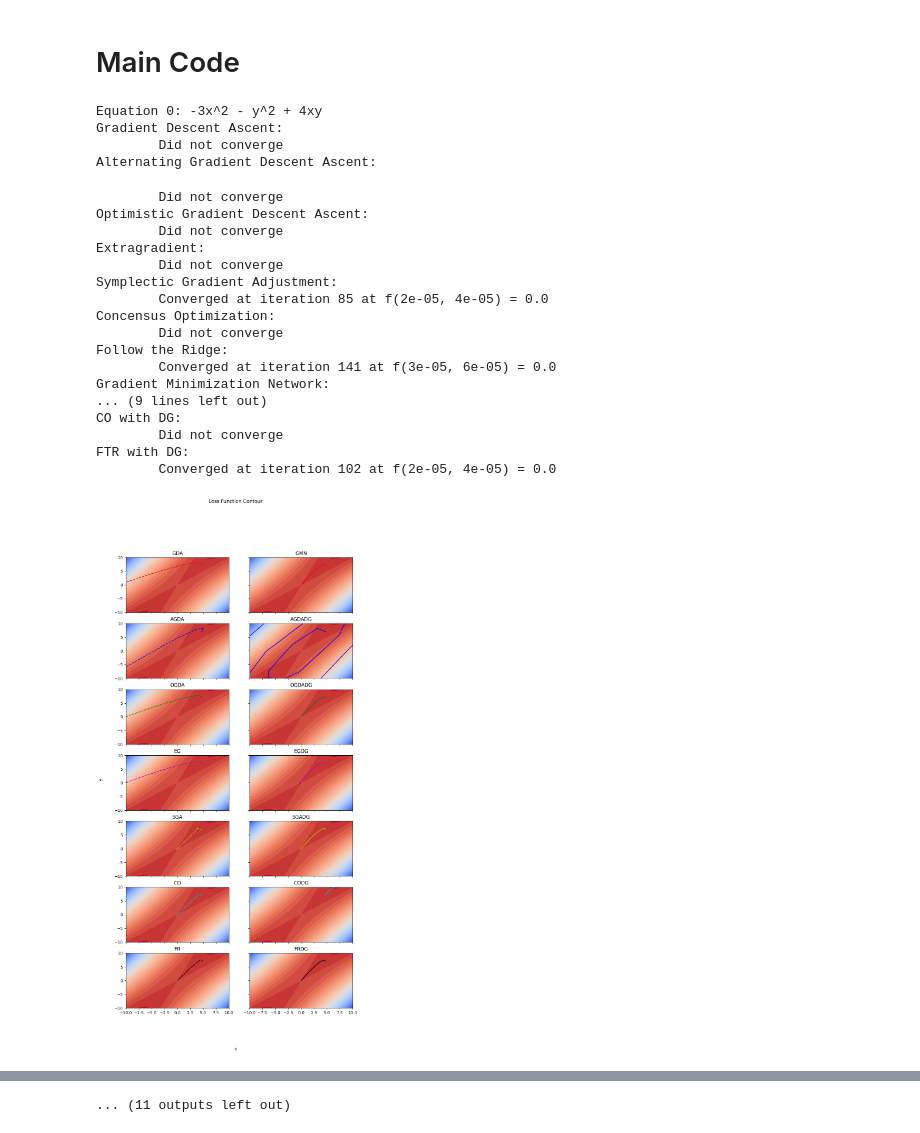
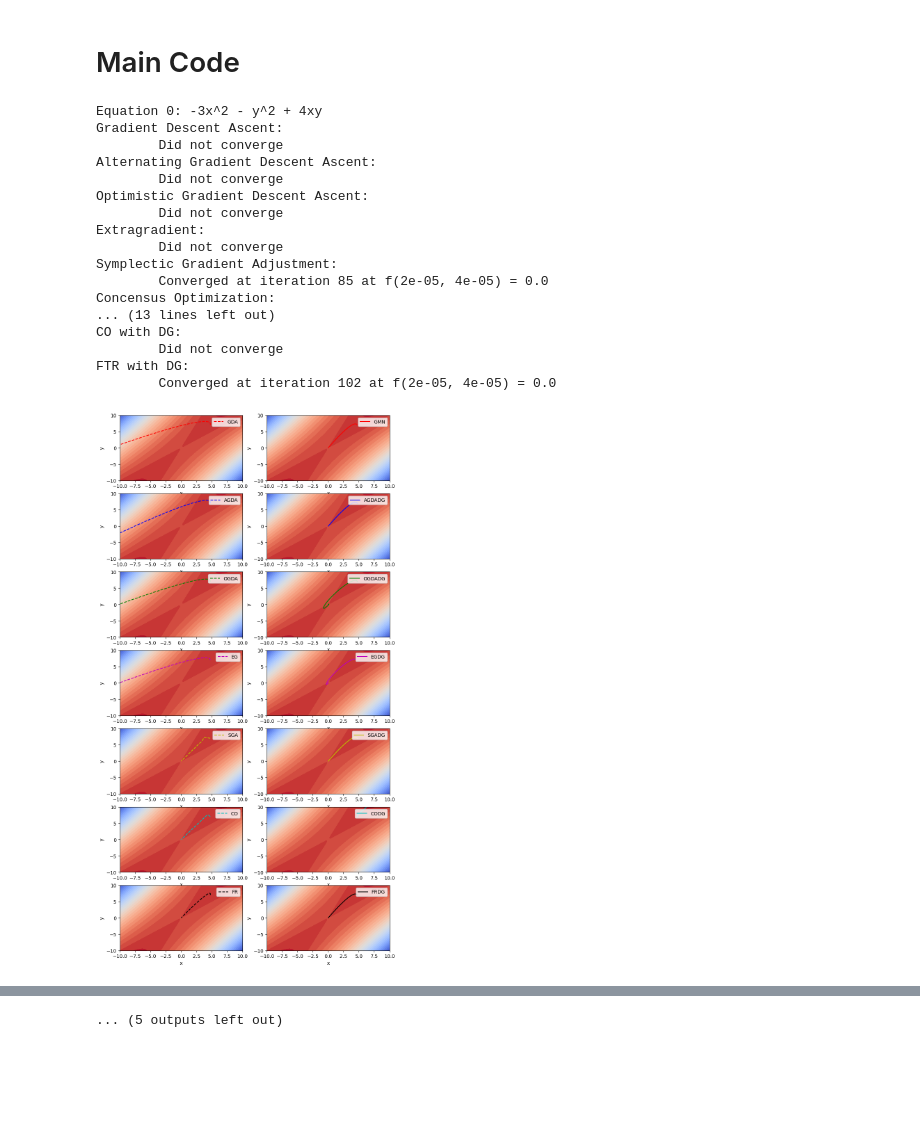
Before and after one commit to 54nd339/ML_DA, a Jupyter notebook: GAN/GAN.ipynb, the cells around one changed output, grey strips where cells are left out. Saved outputs shown, nothing was run; the diff lists cells and outputs as text; code cells hidden in the pictures; blank space fills up the shorter version.

```diff
--- a/GAN/GAN.ipynb
+++ b/GAN/GAN.ipynb
@@ -459,18 +416,16 @@ def plot_paths(vals, equation, xlims, ylims):
     #     ax.plot(val[:,0], val[:,1], path.pop(), label=i[0].upper())
 
     fig, axs = plt.subplots(7, 2, figsize=(10, 20))
-    fig.suptitle('Loss Function Contour')
+    # fig.suptitle('Loss Function Contour')
     for i in range(len(vals)):
         val = np.asarray(vals[i][1])
         axs[i%7, i//7].contourf(X, Y, Z, 30, cmap=cm.coolwarm)
         axs[i%7, i//7].plot(val[:,0], val[:,1], path.pop(), label=vals[i][0].upper())
-        axs[i%7, i//7].set_title(vals[i][0].upper())
+        # axs[i%7, i//7].set_title(vals[i][0].upper())
         axs[i%7, i//7].set(xlim=xlims, ylim=ylims)
-        axs[i%7, i//7].label_outer()
-
-    # Set common labels
-    fig.text(0.5, 0.04, 'x', ha='center', va='center')
-    fig.text(0.04, 0.5, 'y', ha='center', va='center', rotation='vertical')
+        axs[i%7, i//7].set_xlabel('x')
+        axs[i%7, i//7].set_ylabel('y')
+        axs[i%7, i//7].legend(loc='upper right')
 
     plt.show()
 # %% [markdown]
@@ -487,14 +442,16 @@ def plot_loss(vals, lims):
 
     path = ['k', 'c', 'y', 'm', 'g', 'b', 'r', 'k--', 'c--', 'y--', 'm--', 'g--', 'b--', 'r--']
     fig, axs = plt.subplots(7, 2, figsize=(10, 20))
-    fig.suptitle('Loss vs Iteration')
+    # fig.suptitle('Loss vs Iteration')
     for i in range(len(vals)):
         val = np.asarray(vals[i][1])
         color = path.pop()
         axs[i%7, i//7].plot(val[:,2], color, label=vals[i][0].upper())
-        axs[i%7, i//7].set_title(vals[i][0].upper())
+        # axs[i%7, i//7].set_title(vals[i][0].upper())
         axs[i%7, i//7].set(ylim=lims)
-        axs[i%7, i//7].label_outer()
+        axs[i%7, i//7].set_xlabel('Iteration')
+        axs[i%7, i//7].set_ylabel('Loss')
+        axs[i%7, i//7].legend(loc='upper right')
 
         # Set marker at convergence
         if len(vals[i]) == 3:
@@ -502,10 +459,6 @@ def plot_loss(vals, lims):
             axs[i%7, i//7].plot(vals[i][2], val[vals[i][2]][2], marker)
             axs[i%7, i//7].text(vals[i][2], val[vals[i][2]][2], f'({vals[i][2]+1}, {round(val[vals[i][2]][2], 5)})', fontsize=8)
 
-    # Set common labels
-    fig.text(0.5, 0.04, 'Iteration', ha='center', va='center')
-    fig.text(0.04, 0.5, 'Loss', ha='center', va='center', rotation='vertical')
-
     plt.show()
 # %% [markdown]
 # Plot the 3D surface
@@ -553,16 +506,16 @@ def plot_3d(vals, equation, xlims, ylims, zlims):
 # %%
 import pandas as pd
 def derive_table(vals, equation):
-    # Colums : Algorithm, iteration, convergence point, loss at convergence point
-    # iteration, convergence point, loss at convergence point have subcolumns for with and without DG
-
-    df = pd.DataFrame(columns=['Algorithm', 'Iteration', 'Convergence Point', 'Loss at Convergence Point'])
+    data = []
     for i in vals:
         val = np.asarray(i[1])
         if len(i) == 3:
-            df = df.append({'Algorithm': i[0].upper(), 'Iteration': i[2]+1, 'Convergence Point': f'({round(val[i[2]][0], 5)}, {round(val[i[2]][1], 5)})', 'Loss at Convergence Point': round(val[i[2]][2], 5)}, ignore_index=True)
+            data.append({'Algorithm': i[0].upper(), 'Iteration': i[2]+1, 'Convergence Point': f'({round(val[i[2]][0], 5)}, {round(val[i[2]][1], 5)})', 'Loss at Convergence Point': round(val[i[2]][2], 5)})
         else:
-            df = df.append({'Algorithm': i[0].upper(), 'Iteration': 'N/A', 'Convergence Point': 'N/A', 'Loss at Convergence Point': 'N/A'}, ignore_index=True)
+            data.append({'Algorithm': i[0].upper(), 'Iteration': 'N/A', 'Convergence Point': 'N/A', 'Loss at Convergence Point': 'N/A'})
+
+    df = pd.DataFrame(data)
+    df.to_csv(f'./results/equation_{equation}_table.csv', index=False)
 # %% [markdown]
 # Main Code
 # %%
@@ -607,54 +560,46 @@ for i in range(len(equations)):
         vals.append(check_convergence(eg_vals, 'eg', equation, x, y))
         sga_vals = SGA(x, y, lr, iter, equation)
         vals.append(check_convergence(sga_vals, 'sga', equation, x, y))
         co_vals = CO(x, y, lr, iter, equation)
         vals.append(check_convergence(co_vals, 'co', equation, x, y))
-        # usgd_vals = USGD(x, y, lr, iter, equation)
-        # vals.append(check_convergence(usgd_vals, 'usgd', equation, x, y))
         fr_vals = FR(x, y, lr, iter, equation)
         vals.append(check_convergence(fr_vals, 'fr', equation, x, y))
 
         gmn_vals = GMN(x, y, lr, iter, equation)
         vals.append(check_convergence(gmn_vals, 'gmn', equation, x, y))
         agdadg_vals = AGDADG(x, y, lr, iter, equation)
         vals.append(check_convergence(agdadg_vals, 'agdadg', equation, x, y))
         ogdadg_vals = OGDADG(x, y, lr, iter, equation)
         vals.append(check_convergence(ogdadg_vals, 'ogdadg', equation, x, y))
         egdg_vals = EGDG(x, y, lr, iter, equation)
         vals.append(check_convergence(egdg_vals, 'egdg', equation, x, y))
         sgadg_vals = SGADG(x, y, lr, iter, equation)
         vals.append(check_convergence(sgadg_vals, 'sgadg', equation, x, y))
         codg_vals = CODG(x, y, lr, iter, equation)
         vals.append(check_convergence(codg_vals, 'codg', equation, x, y))
-        # usgddg_vals = USGDDG(x, y, lr, iter, equation)
-        # vals.append(check_convergence(usgddg_vals, 'usgddg', equation, x, y))
         frdg_vals = FRDG(x, y, lr, iter, equation)
         vals.append(check_convergence(frdg_vals, 'frdg', equation, x, y))
 
         plot_paths(vals, equation, xlims, ylims)
-        plot_3d(vals, equation, xlims, ylims, llims)
+        # plot_3d(vals, equation, xlims, ylims, llims)
         plot_loss(vals, llims)
-        # derive_table(vals, equation)
+        derive_table(vals, equation)
 # %% [output]
 Equation 0: -3x^2 - y^2 + 4xy
 Gradient Descent Ascent:
         Did not converge
 Alternating Gradient Descent Ascent:
+        Did not converge
+Optimistic Gradient Descent Ascent:
+        Did not converge
+Extragradient:
+        Did not converge
+Symplectic Gradient Adjustment:
+        Converged at iteration 85 at f(2e-05, 4e-05) = 0.0
+Concensus Optimization:
+... (13 lines left out)
+CO with DG:
+        Did not converge
+FTR with DG:
+        Converged at iteration 102 at f(2e-05, 4e-05) = 0.0
-        Did not converge
-Optimistic Gradient Descent Ascent:
-        Did not converge
-Extragradient:
-        Did not converge
-Symplectic Gradient Adjustment:
-        Converged at iteration 85 at f(2e-05, 4e-05) = 0.0
-Concensus Optimization:
-        Did not converge
-Follow the Ridge:
-        Converged at iteration 141 at f(3e-05, 6e-05) = 0.0
-Gradient Minimization Network:
-... (9 lines left out)
-CO with DG:
-        Did not converge
-FTR with DG:
-        Converged at iteration 102 at f(2e-05, 4e-05) = 0.0
-[figure, old version]
+[figure, new version]
@@ -702 +664 @@ FTR with DG:
-... (11 outputs left out)
+... (5 outputs left out)
```
Also changed, not shown: parts of 18 cells of this notebook, 26 other files.
